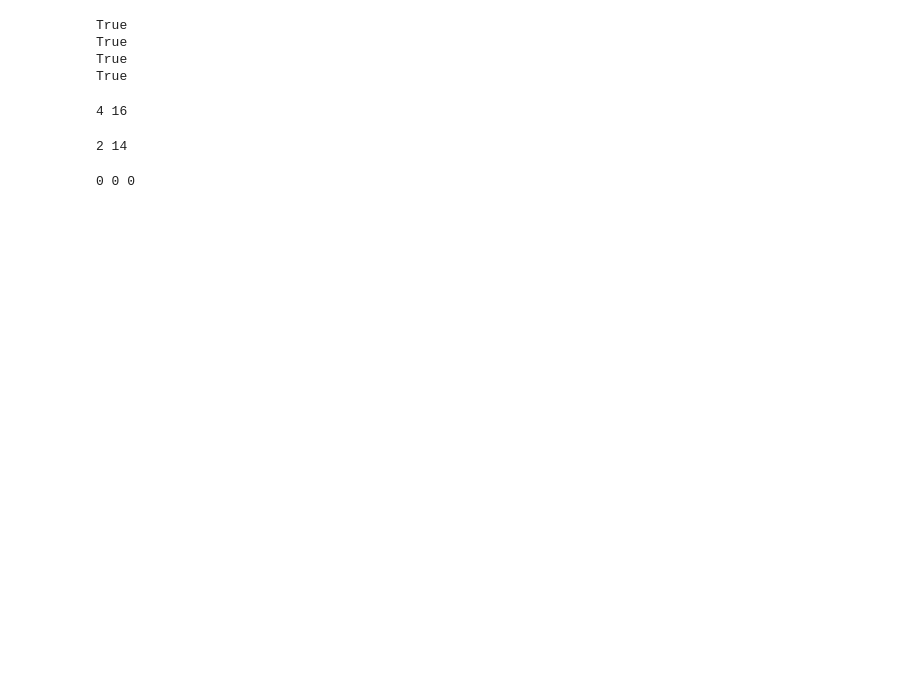
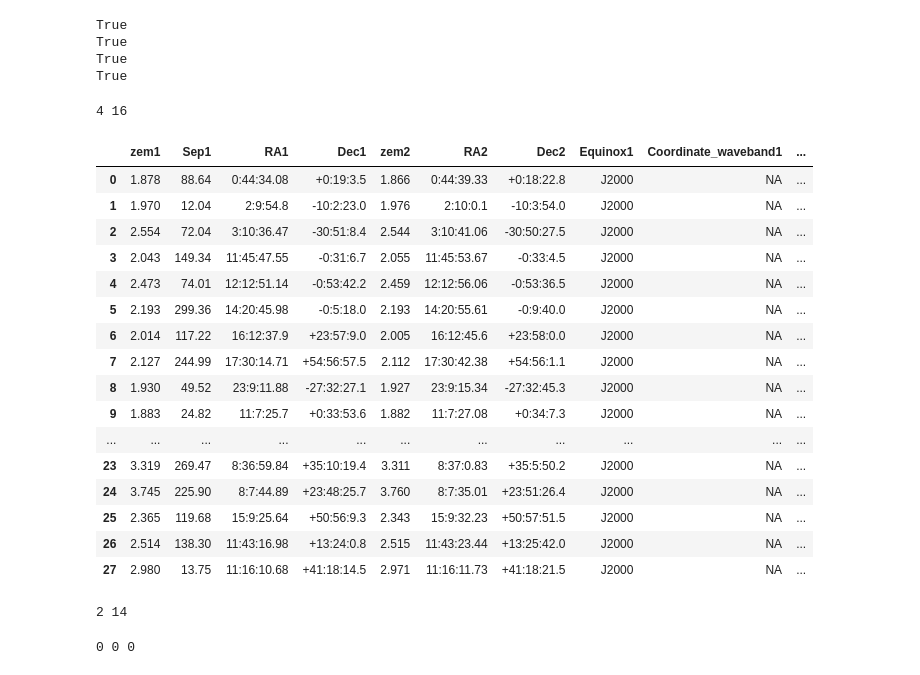
Before and after one commit to thatastroguy/thebigmac, a Jupyter notebook: WMAGN_catalog_formatting_quasar_pairs_DR1.ipynb, the cells around one changed output. Saved outputs shown, nothing was run; the diff lists cells and outputs as text; code cells hidden in the pictures; blank space fills up the shorter version.

```diff
--- a/WMAGN_catalog_formatting_quasar_pairs_DR1.ipynb
+++ b/WMAGN_catalog_formatting_quasar_pairs_DR1.ipynb
@@ -1478,3 +1558,23 @@ tytler2009_pairs_master['index'] = tytler2009_pairs_master.index
+# %%
+tytler2009_pairs_master
+# %% [output]
+|  | zem1 | Sep1 | RA1 | Dec1 | zem2 | RA2 | Dec2 | Equinox1 | Coordinate_waveband1 | ... |
+| 0 | 1.878 | 88.64 | 0:44:34.08 | +0:19:3.5 | 1.866 | 0:44:39.33 | +0:18:22.8 | J2000 | NA | ... |
+| 1 | 1.970 | 12.04 | 2:9:54.8 | -10:2:23.0 | 1.976 | 2:10:0.1 | -10:3:54.0 | J2000 | NA | ... |
+| 2 | 2.554 | 72.04 | 3:10:36.47 | -30:51:8.4 | 2.544 | 3:10:41.06 | -30:50:27.5 | J2000 | NA | ... |
+| 3 | 2.043 | 149.34 | 11:45:47.55 | -0:31:6.7 | 2.055 | 11:45:53.67 | -0:33:4.5 | J2000 | NA | ... |
+| 4 | 2.473 | 74.01 | 12:12:51.14 | -0:53:42.2 | 2.459 | 12:12:56.06 | -0:53:36.5 | J2000 | NA | ... |
+| 5 | 2.193 | 299.36 | 14:20:45.98 | -0:5:18.0 | 2.193 | 14:20:55.61 | -0:9:40.0 | J2000 | NA | ... |
+| 6 | 2.014 | 117.22 | 16:12:37.9 | +23:57:9.0 | 2.005 | 16:12:45.6 | +23:58:0.0 | J2000 | NA | ... |
+| 7 | 2.127 | 244.99 | 17:30:14.71 | +54:56:57.5 | 2.112 | 17:30:42.38 | +54:56:1.1 | J2000 | NA | ... |
+| 8 | 1.930 | 49.52 | 23:9:11.88 | -27:32:27.1 | 1.927 | 23:9:15.34 | -27:32:45.3 | J2000 | NA | ... |
+| 9 | 1.883 | 24.82 | 11:7:25.7 | +0:33:53.6 | 1.882 | 11:7:27.08 | +0:34:7.3 | J2000 | NA | ... |
+| ... | ... | ... | ... | ... | ... | ... | ... | ... | ... | ... |
+| 23 | 3.319 | 269.47 | 8:36:59.84 | +35:10:19.4 | 3.311 | 8:37:0.83 | +35:5:50.2 | J2000 | NA | ... |
+| 24 | 3.745 | 225.90 | 8:7:44.89 | +23:48:25.7 | 3.760 | 8:7:35.01 | +23:51:26.4 | J2000 | NA | ... |
+| 25 | 2.365 | 119.68 | 15:9:25.64 | +50:56:9.3 | 2.343 | 15:9:32.23 | +50:57:51.5 | J2000 | NA | ... |
+| 26 | 2.514 | 138.30 | 11:43:16.98 | +13:24:0.8 | 2.515 | 11:43:23.44 | +13:25:42.0 | J2000 | NA | ... |
+| 27 | 2.980 | 13.75 | 11:16:10.68 | +41:18:14.5 | 2.971 | 11:16:11.73 | +41:18:21.5 | J2000 | NA | ... |
 # %%
 # Here we will match together the Tytler+ pairs and the overarching table
 tunique_1, tmatches_1, idx1, idx2, tunique_2, tmatches_2, idx1_2, idx2_2 = match_tables_fib(the_whills,tytler2009_pairs_master,10)
```
Also changed, not shown: parts of 20 cells of this notebook, 34 other files.
